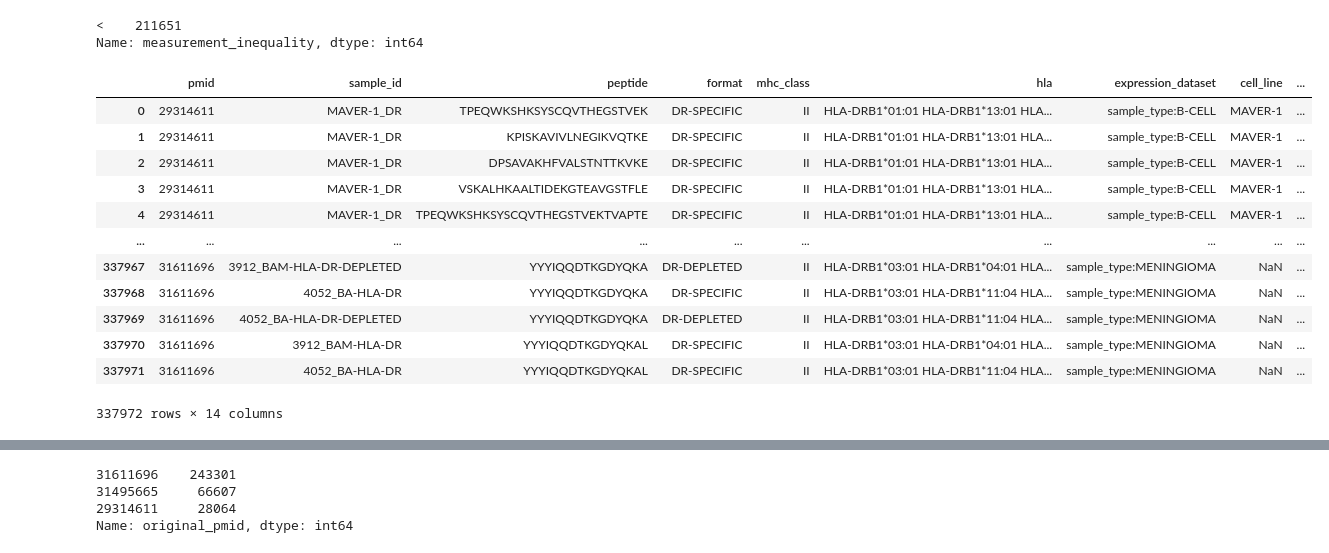
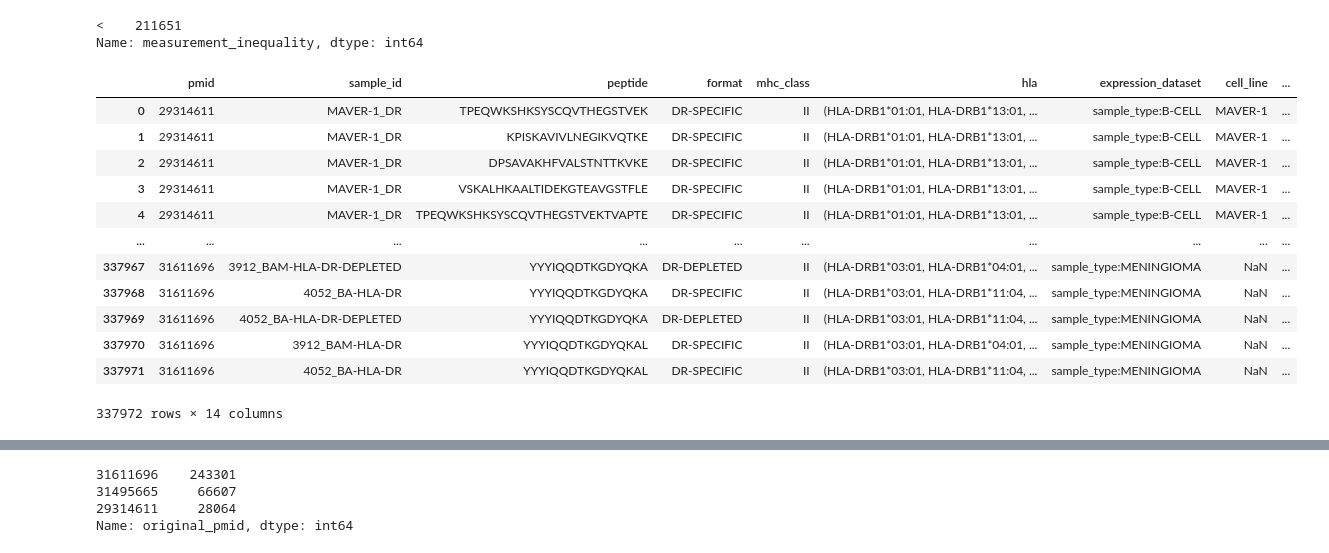
Before and after one commit to openvax/mhc2flurry, a Jupyter notebook: notebooks/1_simple_predictor_pan.ipynb, the cells around one changed output, grey strips where cells are left out. Drawn from its saved outputs; the diff is of its cells as text; code cells hidden in the pictures.

```diff
--- a/notebooks/1_simple_predictor_pan.ipynb
+++ b/notebooks/1_simple_predictor_pan.ipynb
@@ -158,22 +163,23 @@ Name: measurement_inequality, dtype: int64
 # %%
 ms_df = pandas.read_csv(
     get_path("data_curated", "ms.by_pmid.csv.bz2"),
     converters=protein_column_converters)
 ms_df = ms_df.loc[
     ms_df.mhc_class == "II"
 ]
+ms_df["hla"] = ms_df.hla.str.split().map(tuple)
 ms_df
 # %% [output]
 |  | pmid | sample_id | peptide | format | mhc_class | hla | expression_dataset | cell_line | ... |
-| 0 | 29314611 | MAVER-1_DR | TPEQWKSHKSYSCQVTHEGSTVEK | DR-SPECIFIC | II | HLA-DRB1*01:01 HLA-DRB1*13:01 HLA... | sample_type:B-CELL | MAVER-1 | ... |
-| 1 | 29314611 | MAVER-1_DR | KPISKAVIVLNEGIKVQTKE | DR-SPECIFIC | II | HLA-DRB1*01:01 HLA-DRB1*13:01 HLA... | sample_type:B-CELL | MAVER-1 | ... |
-| 2 | 29314611 | MAVER-1_DR | DPSAVAKHFVALSTNTTKVKE | DR-SPECIFIC | II | HLA-DRB1*01:01 HLA-DRB1*13:01 HLA... | sample_type:B-CELL | MAVER-1 | ... |
-| 3 | 29314611 | MAVER-1_DR | VSKALHKAALTIDEKGTEAVGSTFLE | DR-SPECIFIC | II | HLA-DRB1*01:01 HLA-DRB1*13:01 HLA... | sample_type:B-CELL | MAVER-1 | ... |
-| 4 | 29314611 | MAVER-1_DR | TPEQWKSHKSYSCQVTHEGSTVEKTVAPTE | DR-SPECIFIC | II | HLA-DRB1*01:01 HLA-DRB1*13:01 HLA... | sample_type:B-CELL | MAVER-1 | ... |
+| 0 | 29314611 | MAVER-1_DR | TPEQWKSHKSYSCQVTHEGSTVEK | DR-SPECIFIC | II | (HLA-DRB1*01:01, HLA-DRB1*13:01, ... | sample_type:B-CELL | MAVER-1 | ... |
+| 1 | 29314611 | MAVER-1_DR | KPISKAVIVLNEGIKVQTKE | DR-SPECIFIC | II | (HLA-DRB1*01:01, HLA-DRB1*13:01, ... | sample_type:B-CELL | MAVER-1 | ... |
+| 2 | 29314611 | MAVER-1_DR | DPSAVAKHFVALSTNTTKVKE | DR-SPECIFIC | II | (HLA-DRB1*01:01, HLA-DRB1*13:01, ... | sample_type:B-CELL | MAVER-1 | ... |
+| 3 | 29314611 | MAVER-1_DR | VSKALHKAALTIDEKGTEAVGSTFLE | DR-SPECIFIC | II | (HLA-DRB1*01:01, HLA-DRB1*13:01, ... | sample_type:B-CELL | MAVER-1 | ... |
+| 4 | 29314611 | MAVER-1_DR | TPEQWKSHKSYSCQVTHEGSTVEKTVAPTE | DR-SPECIFIC | II | (HLA-DRB1*01:01, HLA-DRB1*13:01, ... | sample_type:B-CELL | MAVER-1 | ... |
 | ... | ... | ... | ... | ... | ... | ... | ... | ... | ... |
-| 337967 | 31611696 | 3912_BAM-HLA-DR-DEPLETED | YYYIQQDTKGDYQKA | DR-DEPLETED | II | HLA-DRB1*03:01 HLA-DRB1*04:01 HLA... | sample_type:MENINGIOMA | NaN | ... |
-| 337968 | 31611696 | 4052_BA-HLA-DR | YYYIQQDTKGDYQKA | DR-SPECIFIC | II | HLA-DRB1*03:01 HLA-DRB1*11:04 HLA... | sample_type:MENINGIOMA | NaN | ... |
-| 337969 | 31611696 | 4052_BA-HLA-DR-DEPLETED | YYYIQQDTKGDYQKA | DR-DEPLETED | II | HLA-DRB1*03:01 HLA-DRB1*11:04 HLA... | sample_type:MENINGIOMA | NaN | ... |
-| 337970 | 31611696 | 3912_BAM-HLA-DR | YYYIQQDTKGDYQKAL | DR-SPECIFIC | II | HLA-DRB1*03:01 HLA-DRB1*04:01 HLA... | sample_type:MENINGIOMA | NaN | ... |
-| 337971 | 31611696 | 4052_BA-HLA-DR | YYYIQQDTKGDYQKAL | DR-SPECIFIC | II | HLA-DRB1*03:01 HLA-DRB1*11:04 HLA... | sample_type:MENINGIOMA | NaN | ... |
+| 337967 | 31611696 | 3912_BAM-HLA-DR-DEPLETED | YYYIQQDTKGDYQKA | DR-DEPLETED | II | (HLA-DRB1*03:01, HLA-DRB1*04:01, ... | sample_type:MENINGIOMA | NaN | ... |
+| 337968 | 31611696 | 4052_BA-HLA-DR | YYYIQQDTKGDYQKA | DR-SPECIFIC | II | (HLA-DRB1*03:01, HLA-DRB1*11:04, ... | sample_type:MENINGIOMA | NaN | ... |
+| 337969 | 31611696 | 4052_BA-HLA-DR-DEPLETED | YYYIQQDTKGDYQKA | DR-DEPLETED | II | (HLA-DRB1*03:01, HLA-DRB1*11:04, ... | sample_type:MENINGIOMA | NaN | ... |
+| 337970 | 31611696 | 3912_BAM-HLA-DR | YYYIQQDTKGDYQKAL | DR-SPECIFIC | II | (HLA-DRB1*03:01, HLA-DRB1*04:01, ... | sample_type:MENINGIOMA | NaN | ... |
+| 337971 | 31611696 | 4052_BA-HLA-DR | YYYIQQDTKGDYQKAL | DR-SPECIFIC | II | (HLA-DRB1*03:01, HLA-DRB1*11:04, ... | sample_type:MENINGIOMA | NaN | ... |
 337972 rows × 14 columns
```
Also changed, not shown: parts of 20 cells of this notebook.
